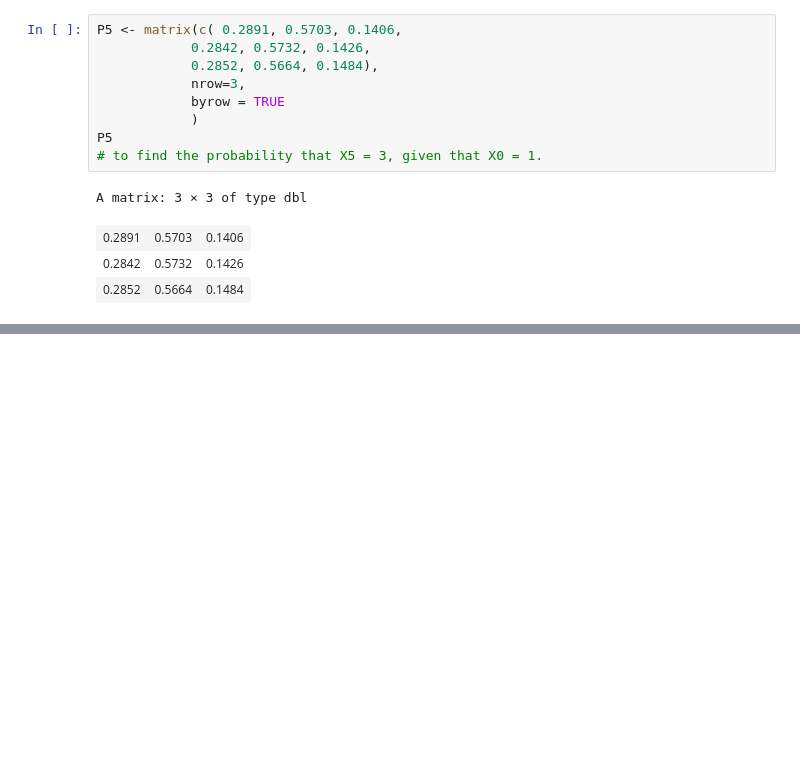
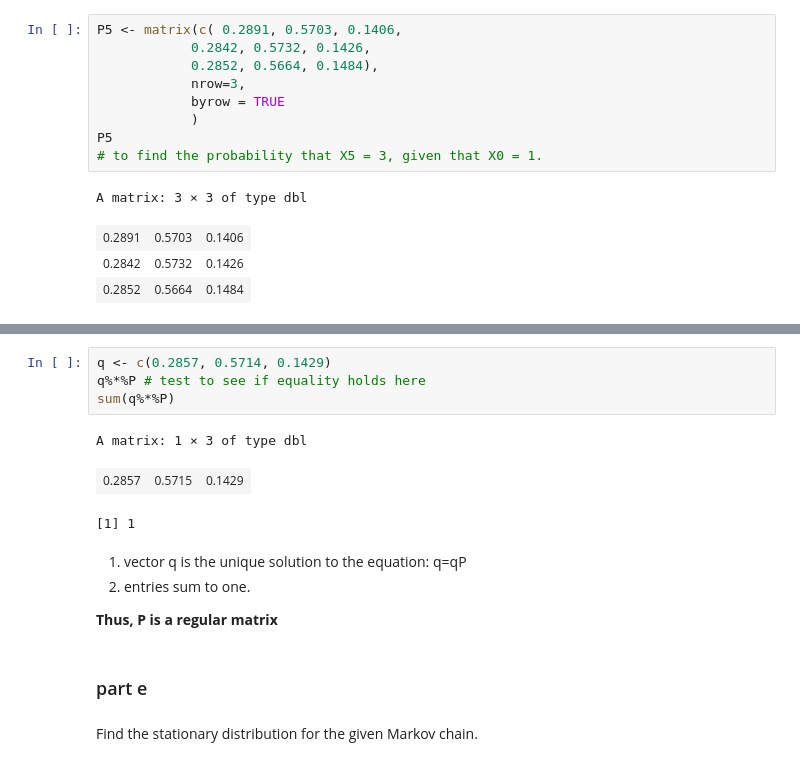
Before and after one commit to GawainGan/UBCO_MDS, a Jupyter notebook: Data-581/Lab3/Lab3.ipynb, the cells around one changed output, grey strips where cells are left out. Drawn from its saved outputs; the diff is of its cells as text; blank space fills up the shorter version.

```diff
--- a/Data-581/Lab3/Lab3.ipynb
+++ b/Data-581/Lab3/Lab3.ipynb
@@ -388,0 +407,17 @@ A matrix: 3 × 3 of type dbl
+# %%
+q <- c(0.2857, 0.5714, 0.1429)
+q%*%P # test to see if equality holds here
+sum(q%*%P)
+# %% [output]
+A matrix: 1 × 3 of type dbl
+| 0.2857 | 0.5715 | 0.1429 |
+[1] 1
+# %% [markdown]
+1. vector q is the unique solution to the equation: q=qP
+2. entries sum to one.
+
+**Thus, P is a regular matrix**
+# %% [markdown]
+### part e
+# %% [markdown]
+Find the stationary distribution for the given Markov chain.
```
Also changed, not shown: parts of 6 cells of this notebook.
